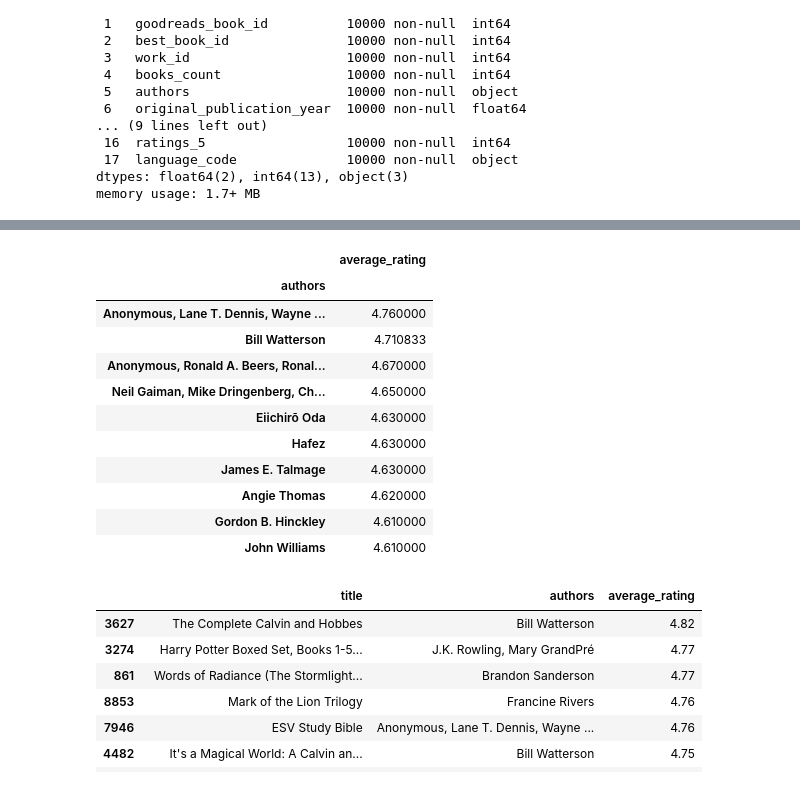
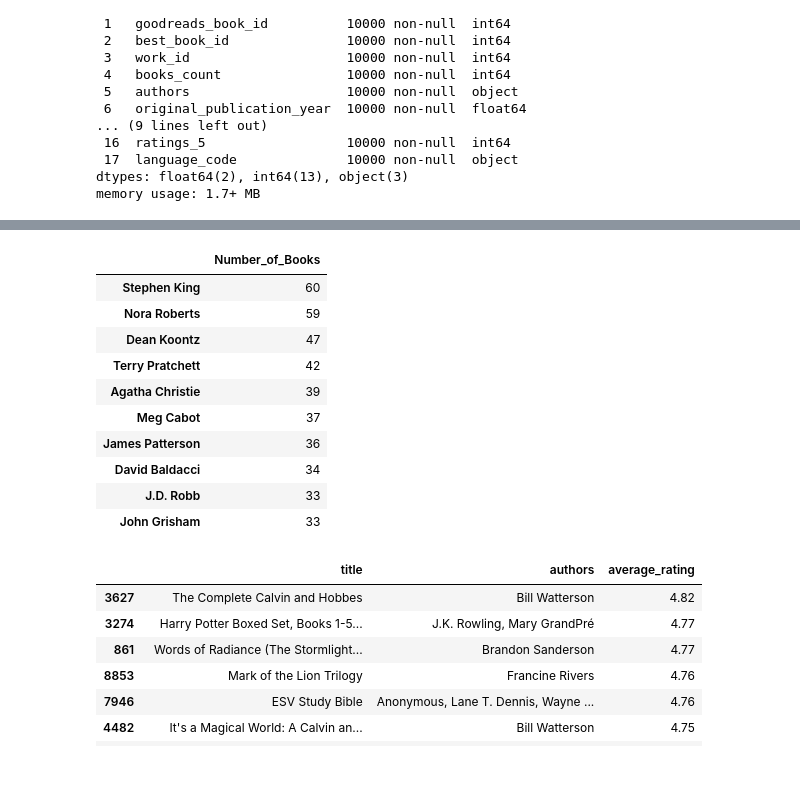
Before and after one commit to CamelSal/BookRecommender, a Jupyter notebook: CapstoneEDA.ipynb, the cells around one changed output, grey strips where cells are left out. Saved outputs shown, nothing was run; the diff lists cells and outputs as text; code cells hidden in the pictures.

```diff
--- a/CapstoneEDA.ipynb
+++ b/CapstoneEDA.ipynb
@@ -77,3 +78,0 @@ memory usage: 1.6+ MB
-# %%
-book_df.drop(columns=['image_url','small_image_url'],inplace = True)
-book_df.head()
@@ -88,4 +104,5 @@ book_df.head()
 # %%
-book_df.drop(columns=['isbn','original_title'],inplace = True)
+# drop column with redudna t information
+book_df.drop(columns=['original_title','image_url','small_image_url'],inplace = True)
 book_df.head()
 # %% [output]
@@ -167,5 +191,5 @@ book_df['original_publication_year'].isna().sum()
 # %%
-book_df.drop(columns=['isbn13'],inplace = True)
+book_df.drop(columns=['isbn13','isbn'],inplace = True)
 book_df.info()
 # %% [output]
 <class 'pandas.core.frame.DataFrame'>
@@ -236,18 +260,17 @@ book_df[book_df['authors'] == 'Brandon Sanderson'][['title','average_rating']].h
 # %%
-book_df[['authors','average_rating']].groupby('authors').mean().sort_values(['average_rating'],ascending = False).head(10)
+book_df['authors'].value_counts().to_frame('Number_of_Books').head(10)
 # %% [output]
-|  | average_rating |
-| authors |  |
-| Anonymous, Lane T. Dennis, Wayne ... | 4.760000 |
-| Bill Watterson | 4.710833 |
-| Anonymous, Ronald A. Beers, Ronal... | 4.670000 |
-| Neil Gaiman, Mike Dringenberg, Ch... | 4.650000 |
-| Eiichirō Oda | 4.630000 |
-| Hafez | 4.630000 |
-| James E. Talmage | 4.630000 |
-| Angie Thomas | 4.620000 |
-| Gordon B. Hinckley | 4.610000 |
-| John Williams | 4.610000 |
+|  | Number_of_Books |
+| Stephen King | 60 |
+| Nora Roberts | 59 |
+| Dean Koontz | 47 |
+| Terry Pratchett | 42 |
+| Agatha Christie | 39 |
+| Meg Cabot | 37 |
+| James Patterson | 36 |
+| David Baldacci | 34 |
+| J.D. Robb | 33 |
+| John Grisham | 33 |
 # %%
 book_df[['title','authors','average_rating']].sort_values(['average_rating'],ascending = False).head(10)
 # %% [output]
```
Also changed, not shown: parts of 18 cells of this notebook.
